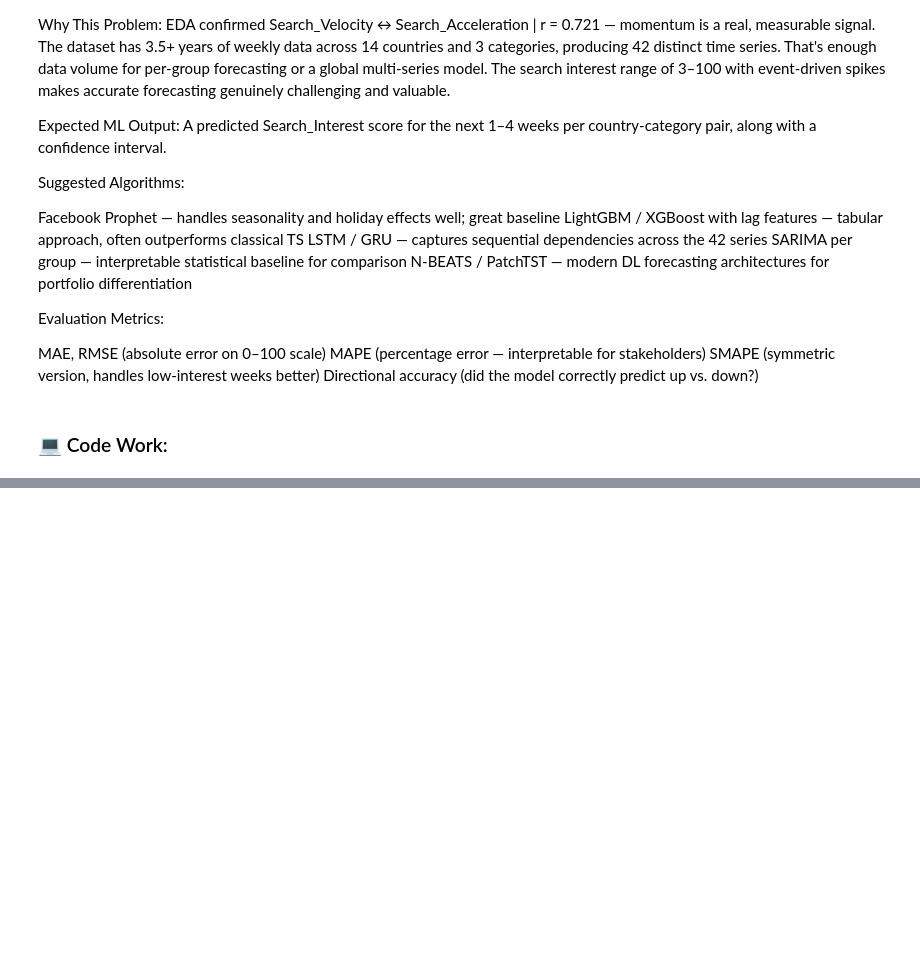
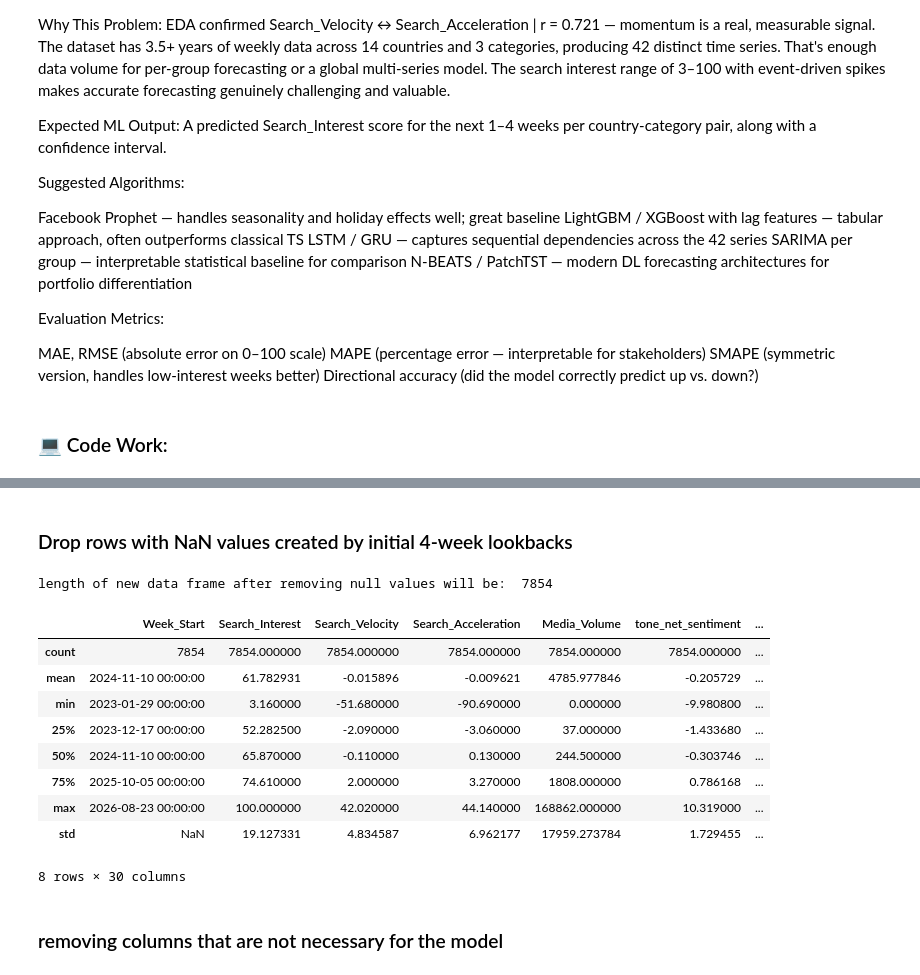
Before and after one commit to sri21-3/Marketing_Intelligence_app, a Jupyter notebook: notebooks/Search Interest Forecasting.ipynb, the cells around one changed output, grey strips where cells are left out. Cells and saved outputs as stored; diff of their text form; code cells hidden in the pictures; blank space fills up the shorter version.

```diff
--- a/notebooks/Search Interest Forecasting.ipynb
+++ b/notebooks/Search Interest Forecasting.ipynb
@@ -52,0 +313,15 @@ Directional accuracy (did the model correctly predict up vs. down?)
+# %%
+# Search_velocity and search_acceleration Lag
+df['Search_Velocity_lag'] = df.groupby(['Country_Name', 'Category'])['Search_Velocity'].shift(1)
+df['Search_Acceleration_lag'] = df.groupby(['Country_Name','Category'])['Search_Acceleration'].shift(1)
+# %%
+# Rolling Statistics (4-week windows)
+df['Search_Interest_roll_mean_4w'] = df.groupby(['Country_Name', 'Category'])['Search_Interest'].transform(lambda x: x.shift(1).rolling(4).mean())
+df['Search_Interest_roll_std_4w'] = df.groupby(['Country_Name', 'Category'])['Search_Interest'].transform(lambda x: x.shift(1).rolling(4).std())
+df['Media_Volume_roll_mean_4w'] = df.groupby(['Country_Name', 'Category'])['Media_Volume'].transform(lambda x: x.shift(1).rolling(4).mean())
+# %%
+week_of_year = df['Week_Start'].dt.isocalendar().week
+df['sin_week'] = np.sin(2 * np.pi * week_of_year / 52)
+df['cos_week'] = np.cos(2 * np.pi * week_of_year / 52)
+# %% [markdown]
+### Drop rows with NaN values created by initial 4-week lookbacks
@@ -52,0 +331,21 @@ Directional accuracy (did the model correctly predict up vs. down?)
+# %%
+print("length of new data frame after removing null values will be: ",len(df) - max_null_count)
+# %% [output]
+length of new data frame after removing null values will be:  7854
+# %%
+df_model = df.dropna().copy().reset_index(drop=True)
+# %%
+df_model.describe()
+# %% [output]
+|  | Week_Start | Search_Interest | Search_Velocity | Search_Acceleration | Media_Volume | tone_net_sentiment | ... |
+| count | 7854 | 7854.000000 | 7854.000000 | 7854.000000 | 7854.000000 | 7854.000000 | ... |
+| mean | 2024-11-10 00:00:00 | 61.782931 | -0.015896 | -0.009621 | 4785.977846 | -0.205729 | ... |
+| min | 2023-01-29 00:00:00 | 3.160000 | -51.680000 | -90.690000 | 0.000000 | -9.980800 | ... |
+| 25% | 2023-12-17 00:00:00 | 52.282500 | -2.090000 | -3.060000 | 37.000000 | -1.433680 | ... |
+| 50% | 2024-11-10 00:00:00 | 65.870000 | -0.110000 | 0.130000 | 244.500000 | -0.303746 | ... |
+| 75% | 2025-10-05 00:00:00 | 74.610000 | 2.000000 | 3.270000 | 1808.000000 | 0.786168 | ... |
+| max | 2026-08-23 00:00:00 | 100.000000 | 42.020000 | 44.140000 | 168862.000000 | 10.319000 | ... |
+| std | NaN | 19.127331 | 4.834587 | 6.962177 | 17959.273784 | 1.729455 | ... |
+8 rows × 30 columns
+# %% [markdown]
+### removing columns that are not necessary for the model
```
Also changed, not shown: parts of 49 cells of this notebook, 12 other files.
